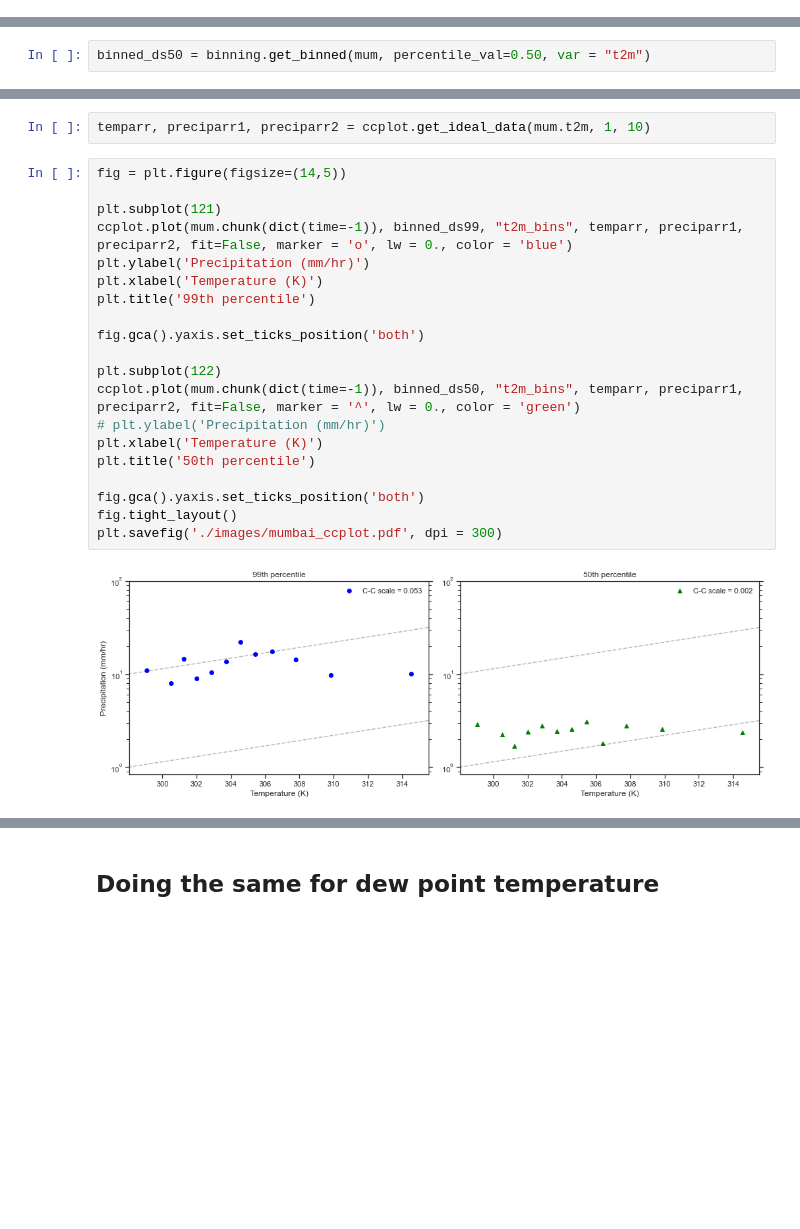
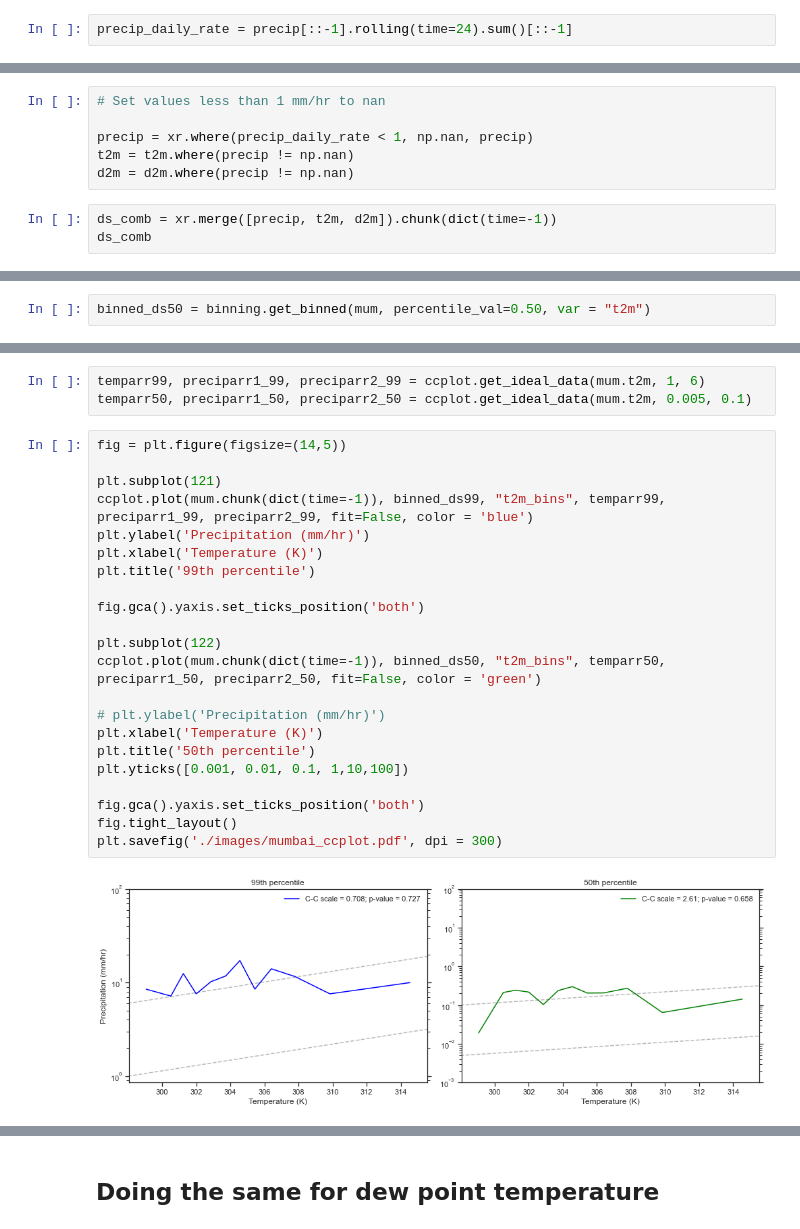
Before and after one commit to adisen99/msc_project, a Jupyter notebook: analysis00.ipynb, the cells around one changed output, grey strips where cells are left out. Saved outputs shown, nothing was run; the diff lists cells and outputs as text; blank space fills up the shorter version.

Commit message:
home: trying our quantreg; ccplot modified

```diff
--- a/analysis00.ipynb
+++ b/analysis00.ipynb
@@ -285,0 +291,2 @@ ds_comb.precipitationCal.sel(time = "2019-07-20 09:00:00").plot()
+# %%
+precip_daily_rate = precip[::-1].rolling(time=24).sum()[::-1]
@@ -285,0 +298,9 @@ ds_comb.precipitationCal.sel(time = "2019-07-20 09:00:00").plot()
+# %%
+# Set values less than 1 mm/hr to nan
+
+precip = xr.where(precip_daily_rate < 1, np.nan, precip)
+t2m = t2m.where(precip != np.nan)
+d2m = d2m.where(precip != np.nan)
+# %%
+ds_comb = xr.merge([precip, t2m, d2m]).chunk(dict(time=-1))
+ds_comb
@@ -457,25 +391,28 @@ Attributes: (0)
 # %%
-temparr, preciparr1, preciparr2 = ccplot.get_ideal_data(mum.t2m, 1, 10)
+temparr99, preciparr1_99, preciparr2_99 = ccplot.get_ideal_data(mum.t2m, 1, 6)
+temparr50, preciparr1_50, preciparr2_50 = ccplot.get_ideal_data(mum.t2m, 0.005, 0.1)
 # %%
 fig = plt.figure(figsize=(14,5))
 
 plt.subplot(121)
-ccplot.plot(mum.chunk(dict(time=-1)), binned_ds99, "t2m_bins", temparr, preciparr1, preciparr2, fit=False, marker = 'o', lw = 0., color = 'blue')
+ccplot.plot(mum.chunk(dict(time=-1)), binned_ds99, "t2m_bins", temparr99, preciparr1_99, preciparr2_99, fit=False, color = 'blue')
 plt.ylabel('Precipitation (mm/hr)')
 plt.xlabel('Temperature (K)')
 plt.title('99th percentile')
 
 fig.gca().yaxis.set_ticks_position('both')
 
 plt.subplot(122)
-ccplot.plot(mum.chunk(dict(time=-1)), binned_ds50, "t2m_bins", temparr, preciparr1, preciparr2, fit=False, marker = '^', lw = 0., color = 'green')
+ccplot.plot(mum.chunk(dict(time=-1)), binned_ds50, "t2m_bins", temparr50, preciparr1_50, preciparr2_50, fit=False, color = 'green')
+
 # plt.ylabel('Precipitation (mm/hr)')
 plt.xlabel('Temperature (K)')
 plt.title('50th percentile')
+plt.yticks([0.001, 0.01, 0.1, 1,10,100])
 
 fig.gca().yaxis.set_ticks_position('both')
 fig.tight_layout()
 plt.savefig('./images/mumbai_ccplot.pdf', dpi = 300)
 # %% [output]
-[figure, old version]
+[figure, new version]
 # %%
```
Also changed, not shown: parts of 53 cells of this notebook, 1 other file.
